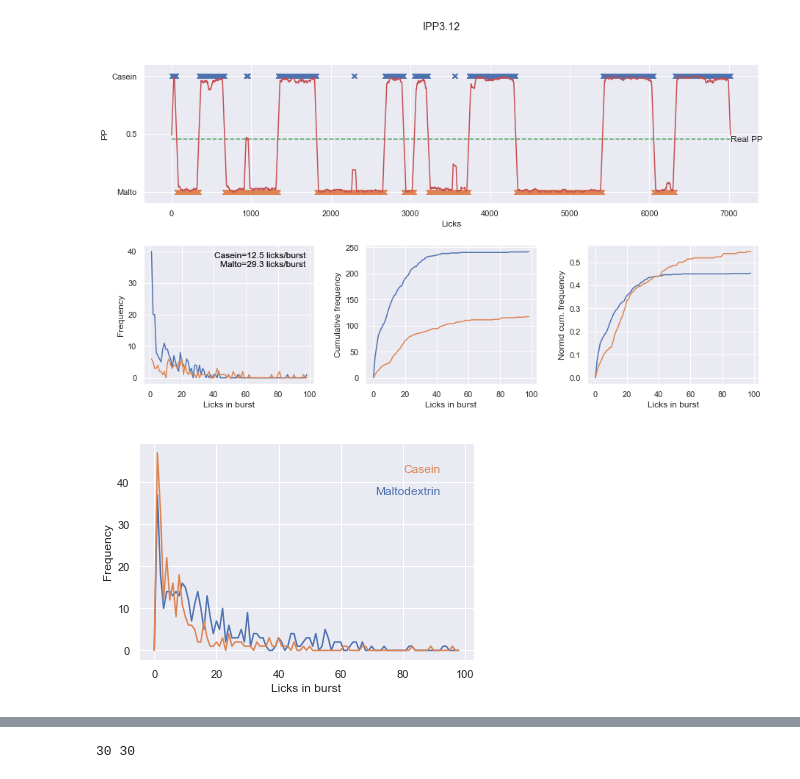
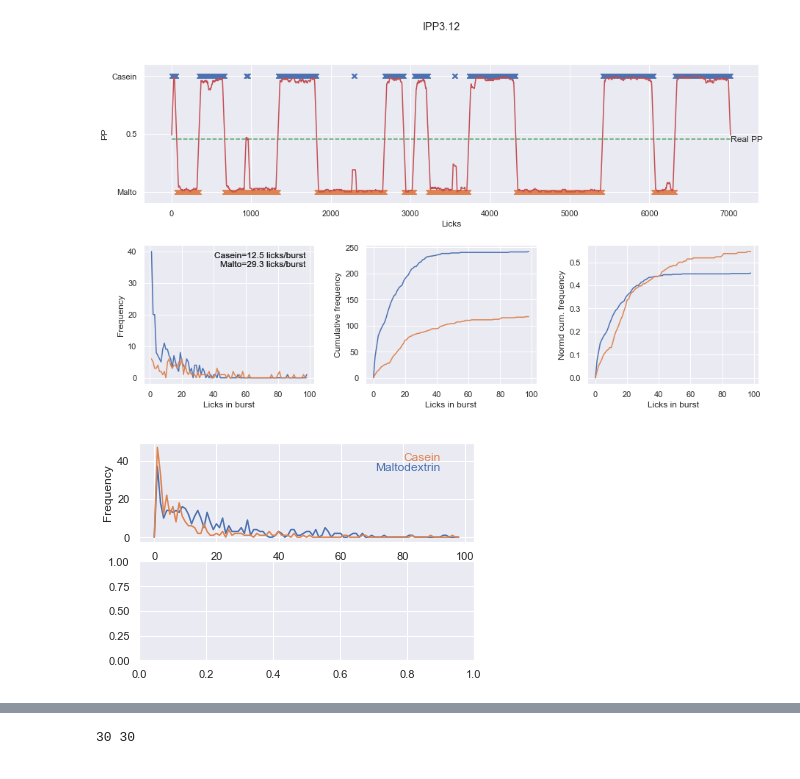
Before and after one commit to mccutcheonlab/lickmodel, a Jupyter notebook: notebooks/lickmodel.ipynb, the cells around one changed output, grey strips where cells are left out. Cells and saved outputs as stored; diff of their text form; code cells hidden in the pictures.

```diff
--- a/notebooks/lickmodel.ipynb
+++ b/notebooks/lickmodel.ipynb
@@ -37,12 +35,12 @@ Over-riding simulate_data because use_real_data is selected.
 # %%
 # This function will be called when simulating test data and data for performing fits
 
-def runmodel(PP, tau, nruns):
+def runmodel(PP, lam, nruns):
 
     # Create system with vars of interest
     System = {}
     System['PP'] = PP
-    System['tau'] = tau
+    System['lam'] = lam
     System['licksinburst'] = 0
 
     # Initializes array for storing data
@@ -85,6 +83,6 @@ if use_real_data:
 
 if simulate_data:
     print('Simulating data with values: PP...')
-    ratkey = 'simulated_PP={0}_tau={1}'.format(PP,tau)
-    licks = runmodel(PP, tau, 1000)
+    ratkey = 'simulated_PP={0}_lambda={1}'.format(PP,lam)
+    licks = runmodel(PP, lam, 1000)
 # %% [output]
@@ -197,12 +195,12 @@ if fit_data:
     #gridscores=new
 
     pp_matrix = np.arange(bounds['PP'][0], bounds['PP'][1], bounds['PP'][1]/bounds['PP'][2])
-    tau_matrix = np.arange(bounds['tau'][0], bounds['tau'][1], bounds['tau'][1]/bounds['tau'][2])
+    lam_matrix = np.arange(bounds['lam'][0], bounds['lam'][1], bounds['lam'][1]/bounds['lam'][2])
 
     pp_vals = ["{:.1f}".format(x) for x in pp_matrix]
-    tau_vals = ["{:.1f}".format(x) for x in tau_matrix]
+    lam_vals = ["{:.1f}".format(x) for x in lam_matrix]
 
     import seaborn as sns; sns.set()
-    ax = sns.heatmap(np.log(gridscores), cbar=False, xticklabels=tau_vals, yticklabels=pp_vals)
-    ax.set_xlabel('tau')
+    ax = sns.heatmap(np.log(gridscores), cbar=False, xticklabels=lam_vals, yticklabels=pp_vals)
+    ax.set_xlabel('lam')
     ax.set_ylabel('PP')
@@ -213,7 +208,7 @@ Fitting data using bounds provided.
 if fit_data:
     f, ax = plt.subplots(ncols=2)
     ax[0].plot(fitted['pp_marglik'])
-    ax[1].plot(fitted['tau_marglik'])
+    ax[1].plot(fitted['lam_marglik'])
 
-    print('Estimated PP=', fitted['pp_EV'], ' and estimated tau=', fitted['tau_EV'], ' using EV')
-    print('Estimated PP=', fitted['pp_ML'], ' and estimated tau=', fitted['tau_ML'], ' using ML')
+    print('Estimated PP=', fitted['pp_EV'], ' and estimated lambda=', fitted['lam_EV'], ' using EV')
+    print('Estimated PP=', fitted['pp_ML'], ' and estimated lambda=', fitted['lam_ML'], ' using ML')
@@ -373,19 +363,21 @@ Fitted
 # %%
 current_palette = sns.color_palette()
 
 NRhists_cas_avg = np.sum(NRhists_cas, axis=0)
 NRhists_malt_avg = np.sum(NRhists_malt, axis=0)
 
-f, ax = plt.subplots()
-ax.plot(NRhists_cas_avg)
-ax.plot(NRhists_malt_avg)
+f, ax = plt.subplots(nrows=2)
+ax[0].plot(NRhists_cas_avg)
+ax[0].plot(NRhists_malt_avg)
 
-ax.set_xlabel('Licks in burst')
-ax.set_ylabel('Frequency')
-ax.text(0.9, 0.9, 'Casein', color=current_palette[1], transform=ax.transAxes, ha='right', va='top')
-ax.text(0.9, 0.8, 'Maltodextrin', color=current_palette[0], transform=ax.transAxes, ha='right', va='top')
+ax[0].set_xlabel('Licks in burst')
+ax[0].set_ylabel('Frequency')
+ax[0].text(0.9, 0.9, 'Casein', color=current_palette[1], transform=ax[0].transAxes, ha='right', va='top')
+ax[0].text(0.9, 0.8, 'Maltodextrin', color=current_palette[0], transform=ax[0].transAxes, ha='right', va='top')
+
+
 
 savefolder = 'C:\\Users\\James Rig\\Dropbox\\AbstractsAndTalks\\2019-06-12_MOAB Lick microstructure\\figs\\'
 f.savefig(savefolder+'allNR_hist.png')
 # %% [output]
-[figure, old version]
+[figure, new version]
```
Also changed, not shown: parts of 15 cells of this notebook.
